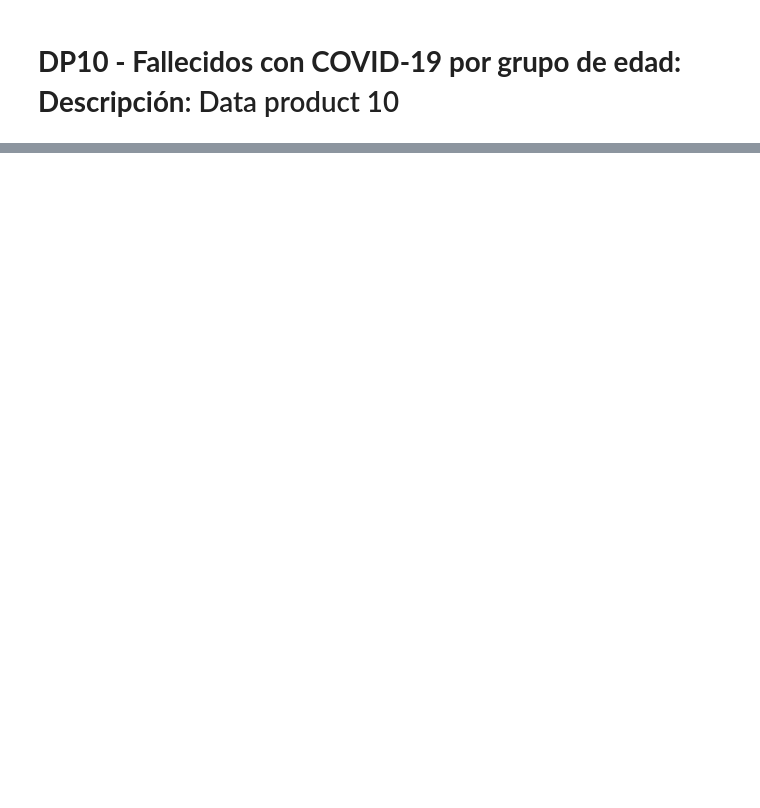
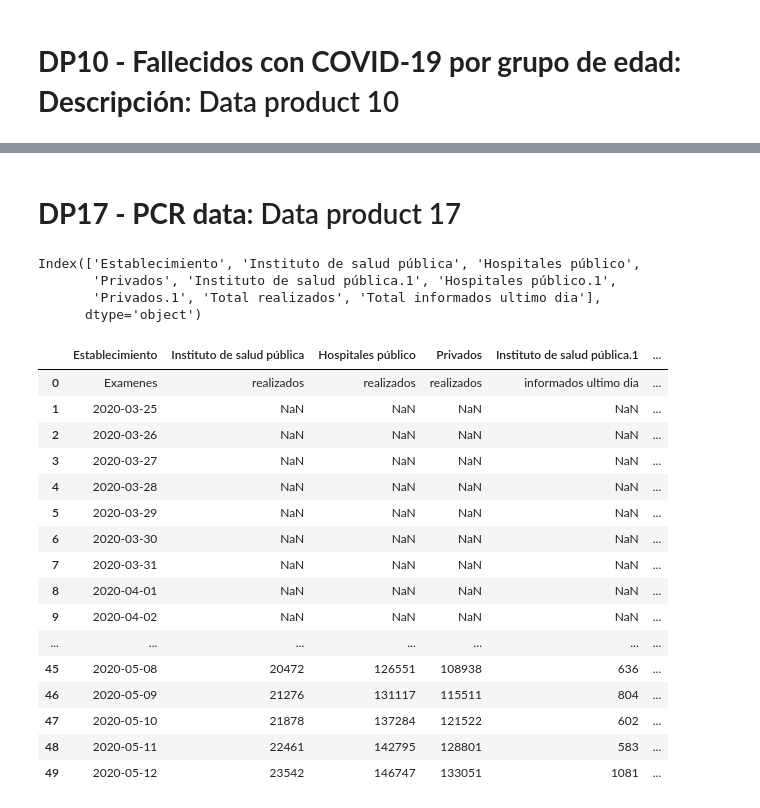
Before and after one commit to jignaciocastro8/covid-data, a Jupyter notebook: data_review.ipynb, the cells around one changed output, grey strips where cells are left out. Drawn from its saved outputs; the diff is of its cells as text; code cells hidden in the pictures; blank space fills up the shorter version.

```diff
--- a/data_review.ipynb
+++ b/data_review.ipynb
@@ -110,0 +111,30 @@ daily_deaths()
+# %% [markdown]
+# **DP17 - PCR data**: Data product 17
+# %%
+path17 = 'D:\Proyectos\Datos-COVID19\output\producto17\PCREstablecimiento_T.csv'
+df = pd.read_csv(path17)
+print(df.columns)
+#df['new'] = df['Instituto de salud pública'].diff(periods=1)
+df.head(50)
+# %% [output]
+Index(['Establecimiento', 'Instituto de salud pública', 'Hospitales público',
+       'Privados', 'Instituto de salud pública.1', 'Hospitales público.1',
+       'Privados.1', 'Total realizados', 'Total informados ultimo dia'],
+      dtype='object')
+|  | Establecimiento | Instituto de salud pública | Hospitales público | Privados | Instituto de salud pública.1 | ... |
+| 0 | Examenes | realizados | realizados | realizados | informados ultimo dia | ... |
+| 1 | 2020-03-25 | NaN | NaN | NaN | NaN | ... |
+| 2 | 2020-03-26 | NaN | NaN | NaN | NaN | ... |
+| 3 | 2020-03-27 | NaN | NaN | NaN | NaN | ... |
+| 4 | 2020-03-28 | NaN | NaN | NaN | NaN | ... |
+| 5 | 2020-03-29 | NaN | NaN | NaN | NaN | ... |
+| 6 | 2020-03-30 | NaN | NaN | NaN | NaN | ... |
+| 7 | 2020-03-31 | NaN | NaN | NaN | NaN | ... |
+| 8 | 2020-04-01 | NaN | NaN | NaN | NaN | ... |
+| 9 | 2020-04-02 | NaN | NaN | NaN | NaN | ... |
+| ... | ... | ... | ... | ... | ... | ... |
+| 45 | 2020-05-08 | 20472 | 126551 | 108938 | 636 | ... |
+| 46 | 2020-05-09 | 21276 | 131117 | 115511 | 804 | ... |
+| 47 | 2020-05-10 | 21878 | 137284 | 121522 | 602 | ... |
+| 48 | 2020-05-11 | 22461 | 142795 | 128801 | 583 | ... |
+| 49 | 2020-05-12 | 23542 | 146747 | 133051 | 1081 | ... |
```
Also changed, not shown: parts of 7 cells of this notebook.
